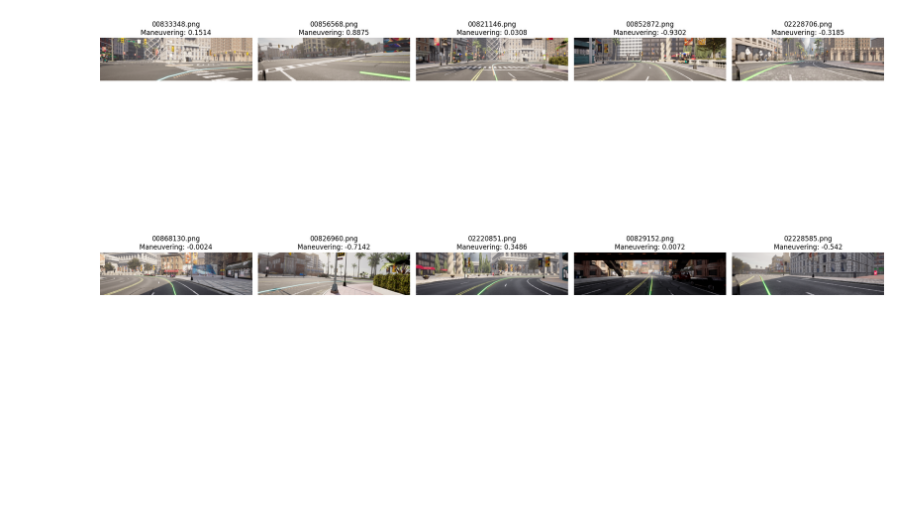
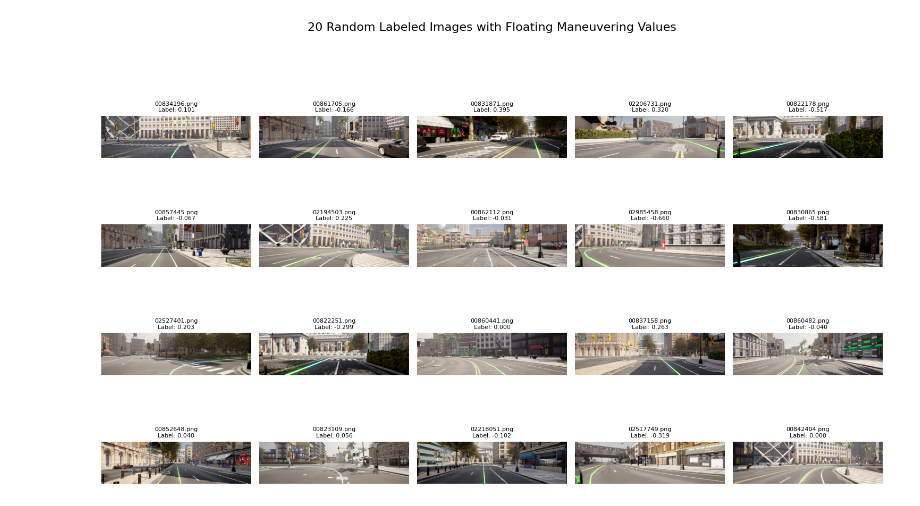
Before and after one commit to mddsayemm/Autonomous-System-A-Group--D, a Jupyter notebook: ML Implementation/dataset_labelling.ipynb, the cells around one changed output. Saved outputs shown, nothing was run; the diff lists cells and outputs as text; code cells hidden in the pictures; blank space fills up the shorter version.

```diff
--- a/ML Implementation/dataset_labelling.ipynb
+++ b/ML Implementation/dataset_labelling.ipynb
@@ -69,35 +64,44 @@ df.head()
 # %%
+import os
+import cv2
 import random
+import pandas as pd
 import matplotlib.pyplot as plt
-import cv2
-import pandas as pd
-import os
 
+# === Paths ===
+IMAGE_FOLDER = r"C:\Users\mcsmu\Desktop\Line Following SVM\processed_dataset"
+LABEL_CSV = r"C:\Users\mcsmu\Desktop\Line Following SVM\labels.csv"
 
-IMAGE_FOLDER = r"C:\Users\mcsmu\Desktop\Line Following SVM\processed_dataset"
-CSV_FILE = "floating_labels.csv"
+# === Load labeled CSV ===
+df = pd.read_csv(LABEL_CSV)
+df['filename'] = df['filename'].str.lower()
 
+# === Pick 20 random samples ===
+sampled_df = df.sample(n=20, random_state=42).reset_index(drop=True)
 
-df = pd.read_csv(CSV_FILE)
+# === Plotting ===
+fig, axes = plt.subplots(4, 5, figsize=(15, 10))
+fig.suptitle("20 Random Labeled Images with Floating Maneuvering Values", fontsize=16)
 
+for idx, ax in enumerate(axes.flat):
+    if idx >= len(sampled_df):
+        ax.axis('off')
+        continue
 
-sampled_df = df.sample(n=10, random_state=42)
+    row = sampled_df.iloc[idx]
+    image_path = os.path.join(IMAGE_FOLDER, row['filename'])
+    image = cv2.imread(image_path)
 
+    if image is None:
+        ax.axis('off')
+        continue
 
-plt.figure(figsize=(20, 15))
+    img_rgb = cv2.cvtColor(image, cv2.COLOR_BGR2RGB)
+    ax.imshow(img_rgb)
+    ax.axis('off')
+    ax.set_title(f"{row['filename']}\nLabel: {row['Maneuvering']:.3f}", fontsize=8)
 
-for i, row in enumerate(sampled_df.itertuples(), 1):
-    image_path = os.path.join(IMAGE_FOLDER, row.filename)
-    img = cv2.imread(image_path)
-
-    if img is not None:
-        img = cv2.cvtColor(img, cv2.COLOR_BGR2RGB)
-        plt.subplot(2, 5, i)
-        plt.imshow(img)
-        plt.title(f"{row.filename}\nManeuvering: {row.Maneuvering}")
-        plt.axis("off")
-
-plt.tight_layout()
+plt.tight_layout(rect=[0, 0, 1, 0.95])
 plt.show()
 # %% [output]
-[figure, old version]
+[figure, new version]
```
Also changed, not shown: parts of 1 cell of this notebook.
